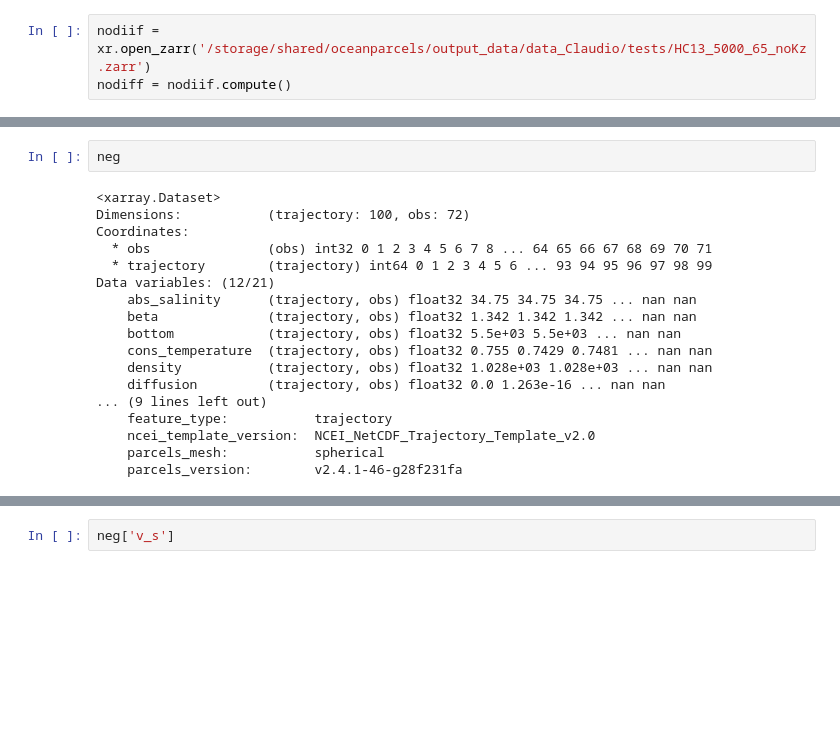
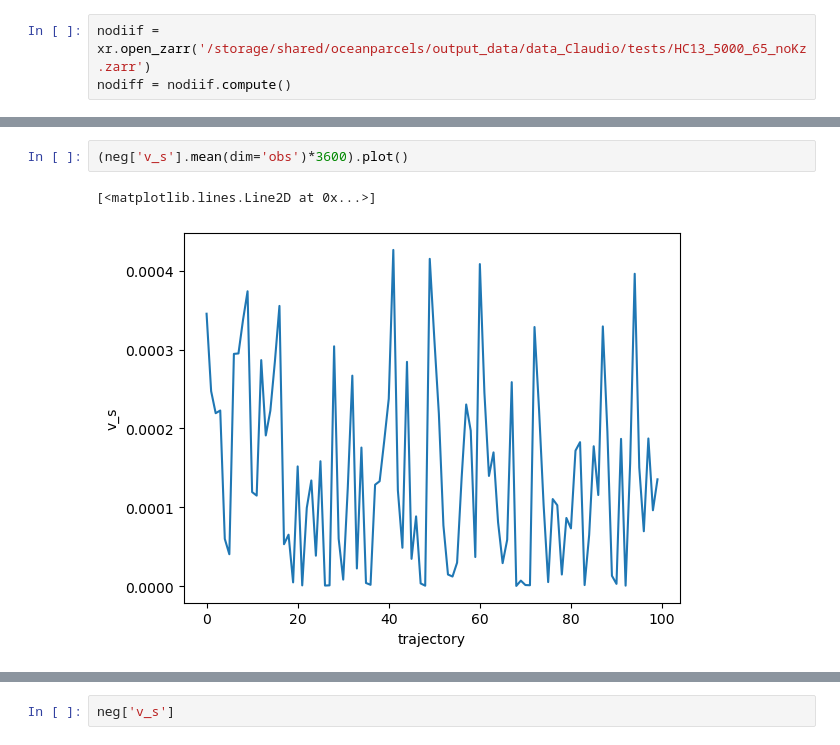
Before and after one commit to OceanParcels/Backtracking_Abyssal_Nanoplastics, a Jupyter notebook: notebooks/Sing_diff_deterministic_term.ipynb, the cells around one changed output, grey strips where cells are left out. Saved outputs shown, nothing was run; the diff lists cells and outputs as text; blank space fills up the shorter version.

```diff
--- a/notebooks/Sing_diff_deterministic_term.ipynb
+++ b/notebooks/Sing_diff_deterministic_term.ipynb
@@ -32,20 +32,5 @@ Text(0, 0.5, 'Depth [m]')
-# %%
-neg
-# %% [output]
-<xarray.Dataset>
-Dimensions:           (trajectory: 100, obs: 72)
-Coordinates:
-  * obs               (obs) int32 0 1 2 3 4 5 6 7 8 ... 64 65 66 67 68 69 70 71
-  * trajectory        (trajectory) int64 0 1 2 3 4 5 6 ... 93 94 95 96 97 98 99
-Data variables: (12/21)
-    abs_salinity      (trajectory, obs) float32 34.75 34.75 34.75 ... nan nan
-    beta              (trajectory, obs) float32 1.342 1.342 1.342 ... nan nan
-    bottom            (trajectory, obs) float32 5.5e+03 5.5e+03 ... nan nan
-    cons_temperature  (trajectory, obs) float32 0.755 0.7429 0.7481 ... nan nan
-    density           (trajectory, obs) float32 1.028e+03 1.028e+03 ... nan nan
-    diffusion         (trajectory, obs) float32 0.0 1.263e-16 ... nan nan
-... (9 lines left out)
-    feature_type:           trajectory
-    ncei_template_version:  NCEI_NetCDF_Trajectory_Template_v2.0
-    parcels_mesh:           spherical
-    parcels_version:        v2.4.1-46-g28f231fa
+# %%
+(neg['v_s'].mean(dim='obs')*3600).plot()
+# %% [output]
+[<matplotlib.lines.Line2D at 0x...>]
+[figure, added]
```
Also changed, not shown: parts of 4 cells of this notebook, 3 other files.
